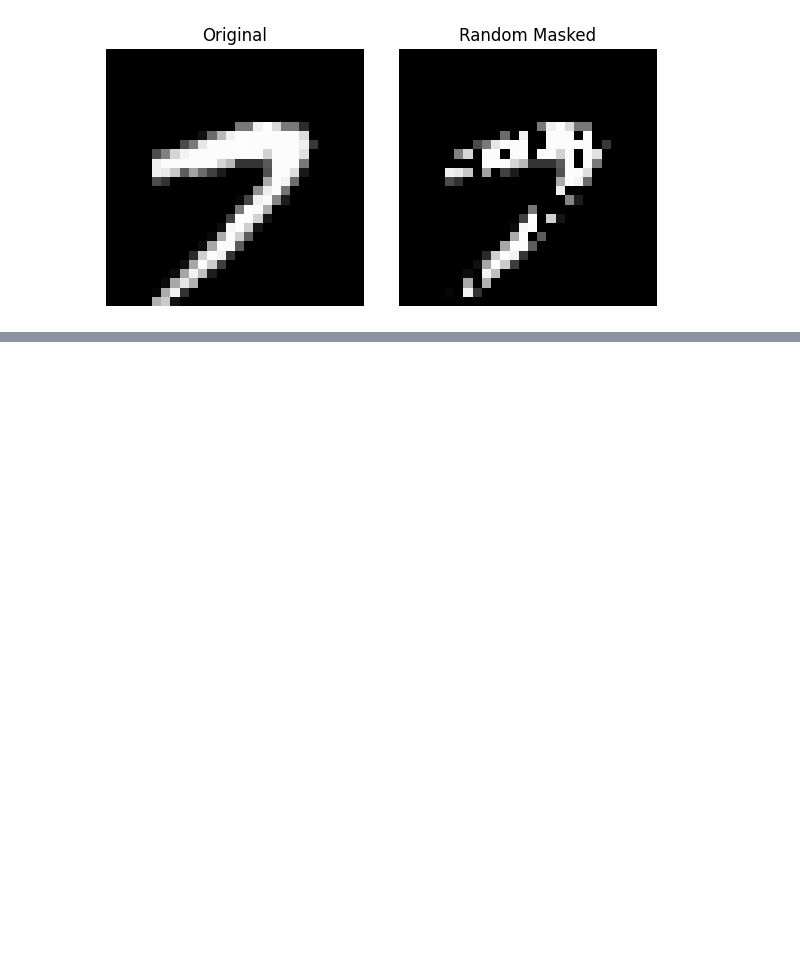
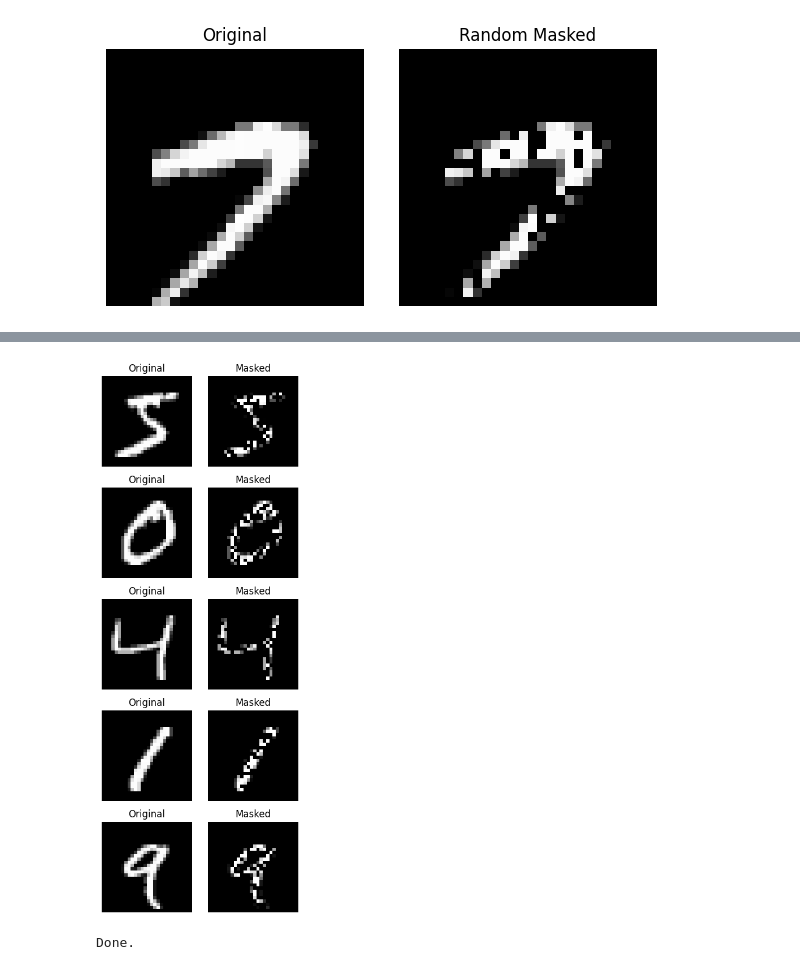
Before and after one commit to Fernsrea/flow_matching, a Jupyter notebook: Masking.ipynb, the cells around one changed output, grey strips where cells are left out. Drawn from its saved outputs; the diff is of its cells as text; code cells hidden in the pictures; blank space fills up the shorter version.

```diff
--- a/Masking.ipynb
+++ b/Masking.ipynb
@@ -97,3 +155,71 @@ plt.tight_layout()
 plt.show()
 # %% [output]
 [figure]
+# %%
+import os
+import numpy as np
+import matplotlib.pyplot as plt
+from torchvision.datasets import MNIST
+from torchvision import transforms
+from PIL import Image
+
+# Parameters
+output_dir = "./data/image_generation/"
+image_size = 28
+mask_fraction = 0.5  # 50% pixels will be zeroed out
+num_samples_to_plot = 5
+
+# Create output directory
+os.makedirs(output_dir, exist_ok=True)
+
+# Load MNIST dataset
+transform = transforms.ToTensor()
+mnist = MNIST(root="./data", train=True, download=True, transform=transform)
+
+# Function to create a random binary mask
+def create_random_mask(size, fraction):
+    total_pixels = size * size
+    num_masked = int(total_pixels * fraction)
+    mask = np.ones(total_pixels, dtype=np.uint8)
+    mask[:num_masked] = 0
+    np.random.shuffle(mask)
+    return mask.reshape((size, size))
+
+# Plotting lists
+original_imgs = []
+masked_imgs = []
+
+# Apply random mask, save masked image, and collect samples
+for idx, (img, _) in enumerate(mnist):
+    img_np = (img.squeeze().numpy() * 255).astype(np.uint8)
+    mask = create_random_mask(image_size, mask_fraction)
+    masked_np = img_np * mask
+
+    # Save masked image
+    masked_img = Image.fromarray(masked_np)
+    masked_img.save(os.path.join(output_dir, f"{idx:05d}.png"))
+
+    # Collect some examples for plotting
+    if idx < num_samples_to_plot:
+        original_imgs.append(img_np)
+        masked_imgs.append(masked_np)
+
+    if idx % 1000 == 0:
+        print(f"Saved {idx} masked images...")
+
+# Plot original vs masked images
+fig, axes = plt.subplots(num_samples_to_plot, 2, figsize=(4, 2 * num_samples_to_plot))
+for i in range(num_samples_to_plot):
+    axes[i, 0].imshow(original_imgs[i], cmap='gray')
+    axes[i, 0].set_title("Original")
+    axes[i, 0].axis("off")
+
+    axes[i, 1].imshow(masked_imgs[i], cmap='gray')
+    axes[i, 1].set_title("Masked")
+    axes[i, 1].axis("off")
+
+plt.tight_layout()
+plt.show()
+
+print("Done.")
+# %% [output]
@@ -100,3 +243,5 @@ plt.show()
+[figure, added]
+Done.
 # %%
 import torch
 import random
```
Also changed, not shown: parts of 4 cells of this notebook.
